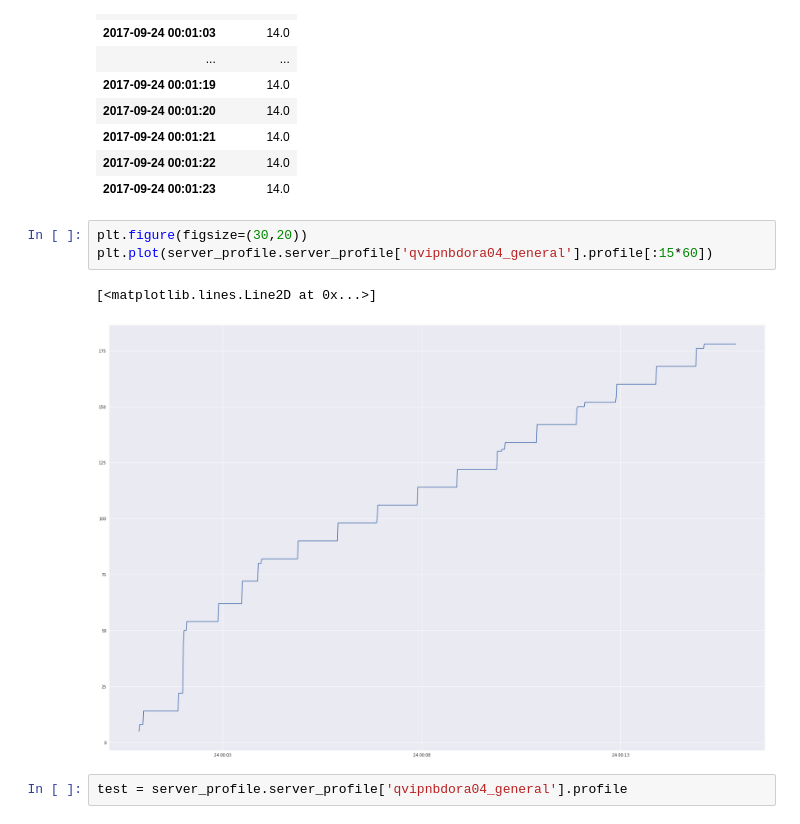
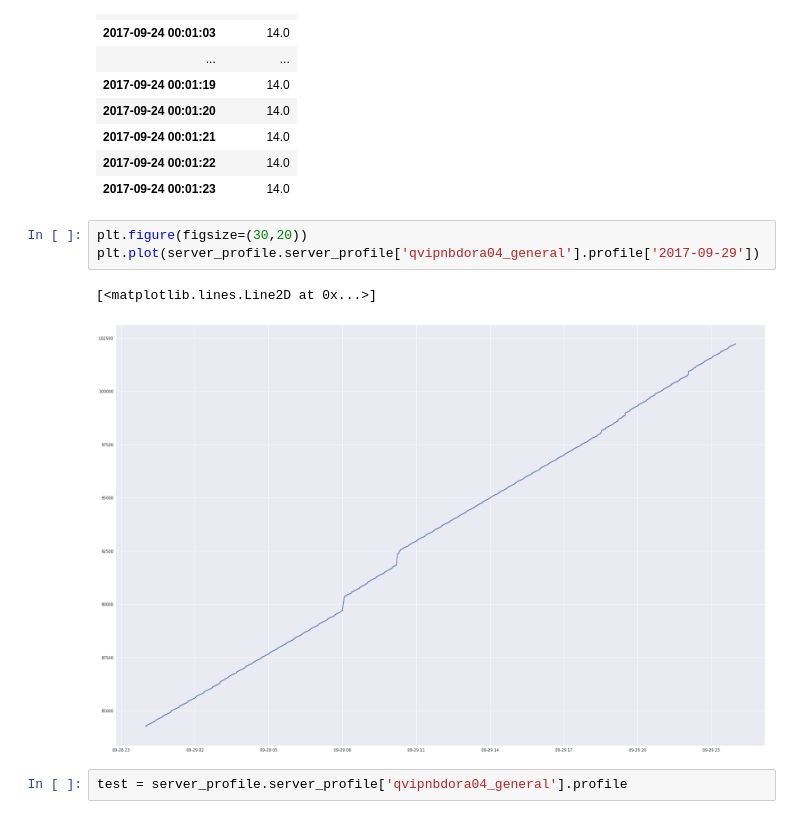
Before and after one commit to TheAmazonLogTeam/LogKiller, a Jupyter notebook: test_intensity_processus.ipynb, the cells around one changed output. Cells and saved outputs as stored; diff of their text form.

```diff
--- a/test_intensity_processus.ipynb
+++ b/test_intensity_processus.ipynb
@@ -247,10 +228,10 @@ server_profile.server_profile['qvipnbdora04_general'].profile.head(30)
 | 2017-09-24 00:01:23 | 14.0 |
 # %%
 plt.figure(figsize=(30,20))
-plt.plot(server_profile.server_profile['qvipnbdora04_general'].profile[:15*60])
+plt.plot(server_profile.server_profile['qvipnbdora04_general'].profile['2017-09-29'])
 # %% [output]
 [<matplotlib.lines.Line2D at 0x...>]
-[figure, old version]
+[figure, new version]
 # %%
 test = server_profile.server_profile['qvipnbdora04_general'].profile
 # %%
```
Also changed, not shown: parts of 21 cells of this notebook, 2 other files.
